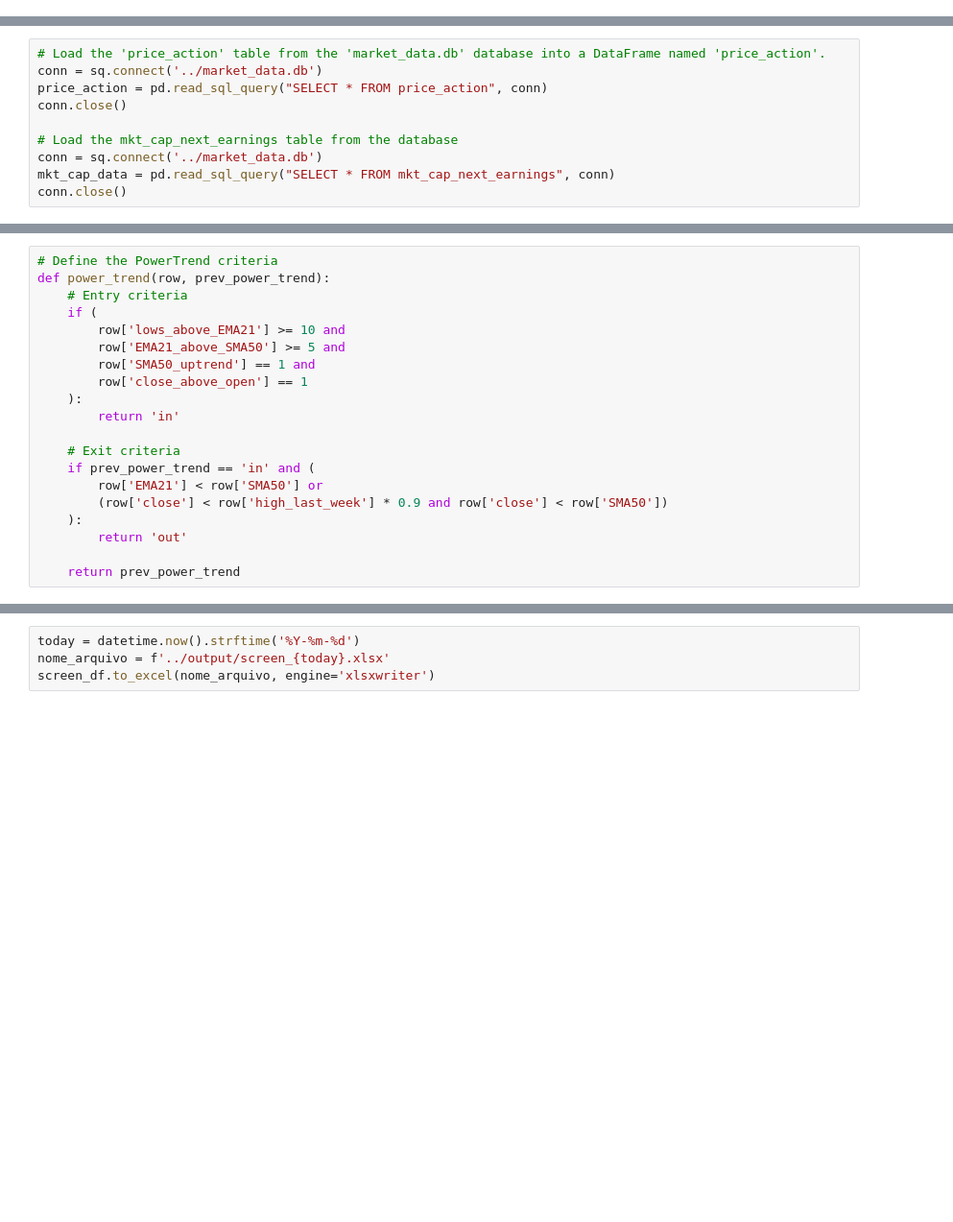
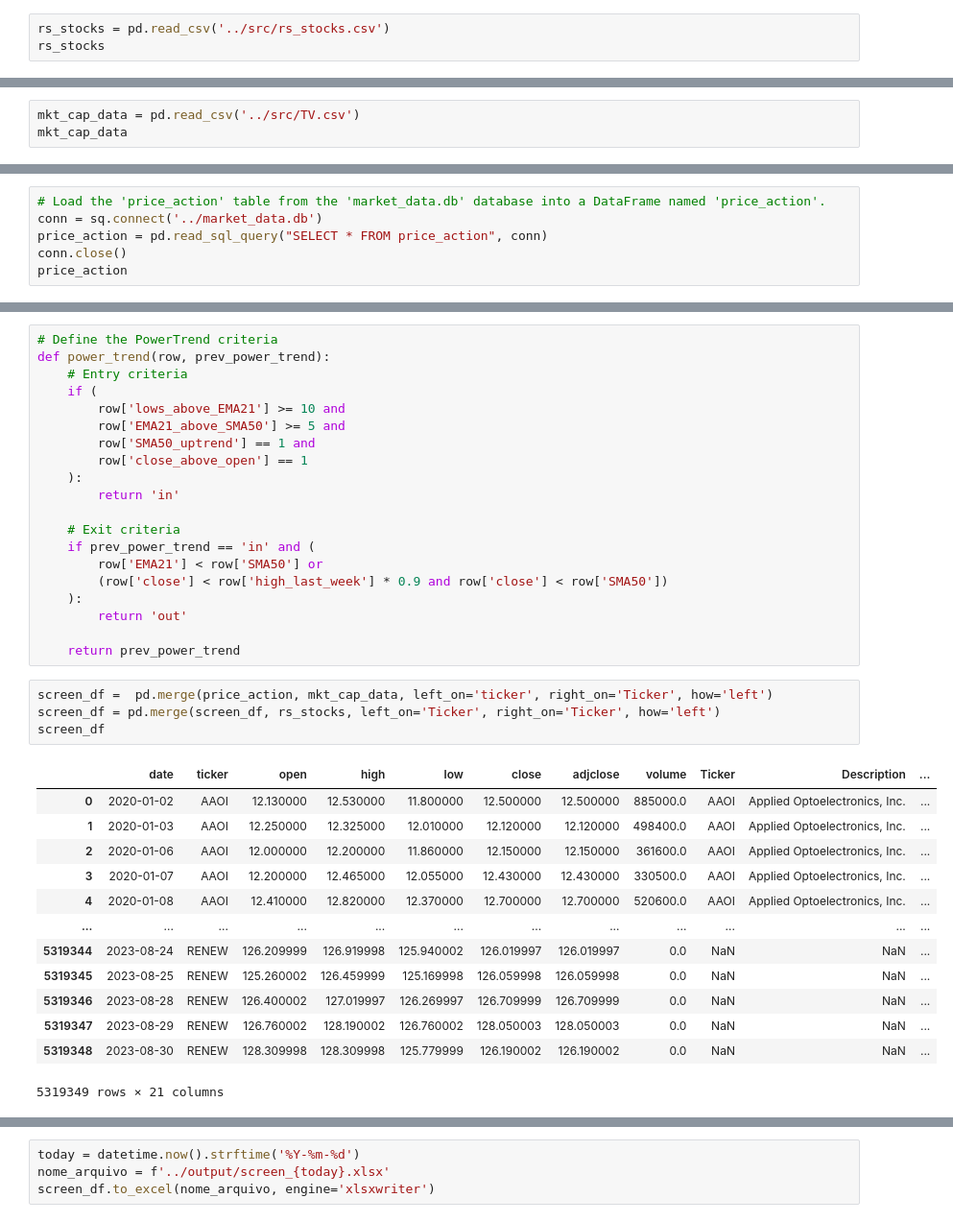
Before and after one commit to RLeitaoPB/trading, a Jupyter notebook: code/screen.ipynb, the cells around one changed output, grey strips where cells are left out. Shown at 96% size. Cells and saved outputs as stored; diff of their text form; blank space fills up the shorter version.

Commit message:
updated auto_screen code with rs_stocks.csv

```diff
--- a/code/screen.ipynb
+++ b/code/screen.ipynb
@@ -2,3 +2,6 @@
 import pandas as pd
 import sqlite3 as sq
 from datetime import datetime
+# %%
+rs_stocks = pd.read_csv('../src/rs_stocks.csv')
+rs_stocks
@@ -4,0 +22,3 @@ from datetime import datetime
+# %%
+mkt_cap_data = pd.read_csv('../src/TV.csv')
+mkt_cap_data
@@ -7,8 +41,4 @@ from datetime import datetime
 conn = sq.connect('../market_data.db')
 price_action = pd.read_sql_query("SELECT * FROM price_action", conn)
 conn.close()
-
-# Load the mkt_cap_next_earnings table from the database
-conn = sq.connect('../market_data.db')
-mkt_cap_data = pd.read_sql_query("SELECT * FROM mkt_cap_next_earnings", conn)
-conn.close()
+price_action
@@ -65,3 +108,21 @@ def power_trend(row, prev_power_trend):
         return 'out'
 
     return prev_power_trend
+# %%
+screen_df =  pd.merge(price_action, mkt_cap_data, left_on='ticker', right_on='Ticker', how='left')
+screen_df = pd.merge(screen_df, rs_stocks, left_on='Ticker', right_on='Ticker', how='left')
+screen_df
+# %% [output]
+|  | date | ticker | open | high | low | close | adjclose | volume | Ticker | Description | ... |
+| 0 | 2020-01-02 | AAOI | 12.130000 | 12.530000 | 11.800000 | 12.500000 | 12.500000 | 885000.0 | AAOI | Applied Optoelectronics, Inc. | ... |
+| 1 | 2020-01-03 | AAOI | 12.250000 | 12.325000 | 12.010000 | 12.120000 | 12.120000 | 498400.0 | AAOI | Applied Optoelectronics, Inc. | ... |
+| 2 | 2020-01-06 | AAOI | 12.000000 | 12.200000 | 11.860000 | 12.150000 | 12.150000 | 361600.0 | AAOI | Applied Optoelectronics, Inc. | ... |
+| 3 | 2020-01-07 | AAOI | 12.200000 | 12.465000 | 12.055000 | 12.430000 | 12.430000 | 330500.0 | AAOI | Applied Optoelectronics, Inc. | ... |
+| 4 | 2020-01-08 | AAOI | 12.410000 | 12.820000 | 12.370000 | 12.700000 | 12.700000 | 520600.0 | AAOI | Applied Optoelectronics, Inc. | ... |
+| ... | ... | ... | ... | ... | ... | ... | ... | ... | ... | ... | ... |
+| 5319344 | 2023-08-24 | RENEW | 126.209999 | 126.919998 | 125.940002 | 126.019997 | 126.019997 | 0.0 | NaN | NaN | ... |
+| 5319345 | 2023-08-25 | RENEW | 125.260002 | 126.459999 | 125.169998 | 126.059998 | 126.059998 | 0.0 | NaN | NaN | ... |
+| 5319346 | 2023-08-28 | RENEW | 126.400002 | 127.019997 | 126.269997 | 126.709999 | 126.709999 | 0.0 | NaN | NaN | ... |
+| 5319347 | 2023-08-29 | RENEW | 126.760002 | 128.190002 | 126.760002 | 128.050003 | 128.050003 | 0.0 | NaN | NaN | ... |
+| 5319348 | 2023-08-30 | RENEW | 128.309998 | 128.309998 | 125.779999 | 126.190002 | 126.190002 | 0.0 | NaN | NaN | ... |
+5319349 rows × 21 columns
```
Also changed, not shown: parts of 7 cells of this notebook, 11 other files.
